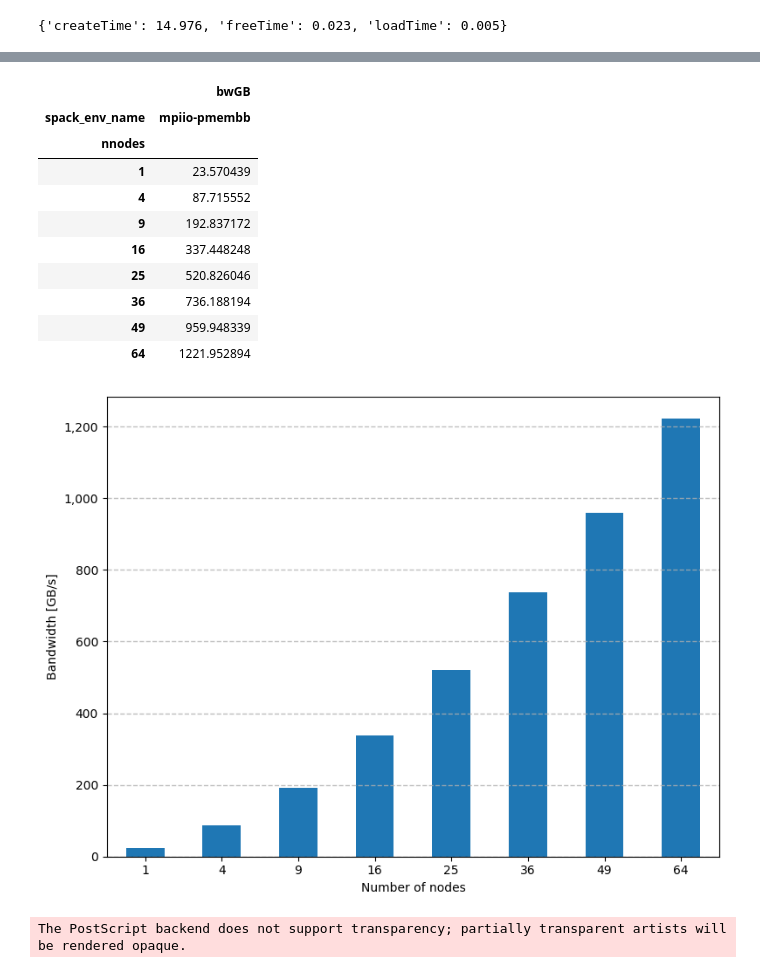
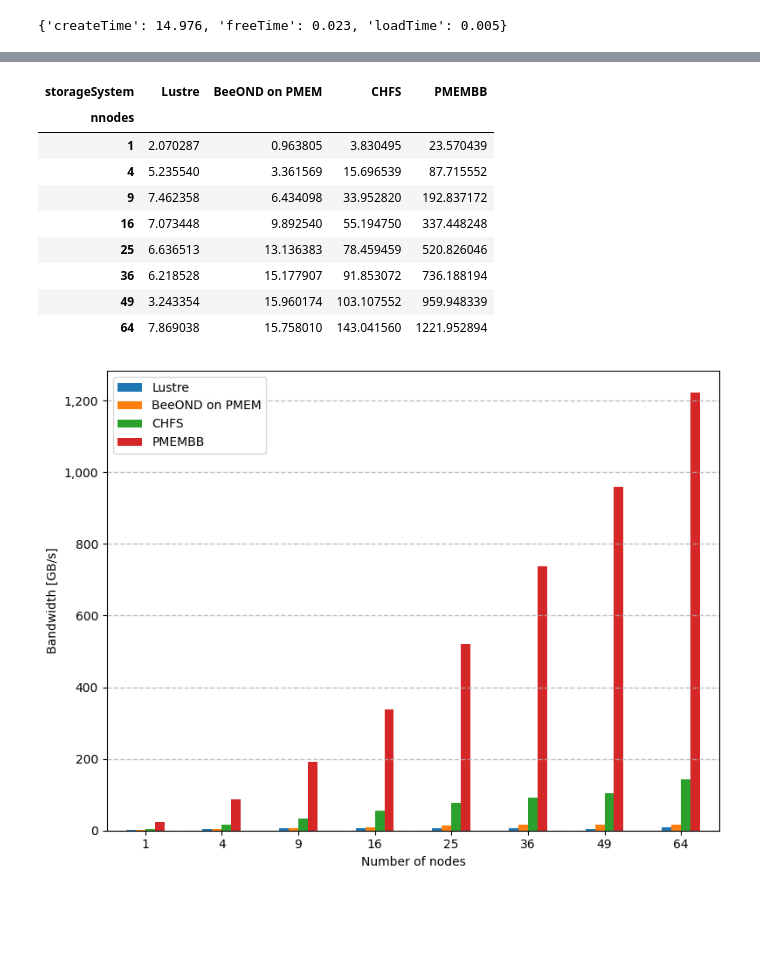
Before and after one commit to tsukuba-hpcs/mpiio-pmembb, a Jupyter notebook: src/rdbench/rdbench.ipynb, the cells around one changed output, grey strips where cells are left out. Saved outputs shown, nothing was run; the diff lists cells and outputs as text; code cells hidden in the pictures; blank space fills up the shorter version.

```diff
--- a/src/rdbench/rdbench.ipynb
+++ b/src/rdbench/rdbench.ipynb
@@ -27,9 +27,9 @@ BENCHMARK_NAME="rdbench"
 FIG_DIR = Path(f"../../fig/{BENCHMARK_NAME}").resolve()
 FIG_DIR.mkdir(parents=True, exist_ok=True)
 def save(fig, name):
-    for ext in ('png', 'eps'):
-        fig.savefig(FIG_DIR / f'{name}.{ext}', bbox_inches = 'tight')
-    # pass
+    # for ext in ('png', 'eps'):
+    #     fig.savefig(FIG_DIR / f'{name}.{ext}', bbox_inches = 'tight')
+    pass
 # %%
 re_hook_pmembb = re.compile(r"hook:pmembb:rpmbb_store_(create|free|save|load) ([0-9]+\.[0-9]+)")
 def df_extract_hook_pmembb_time(stderr_path: Path):
@@ -67,7 +67,11 @@ default_metadata={
 }
 
 job_group = (
-    ("rdbench-pmembb/2024.01.29-15.40.22-nosync", {}),
+    ("rdbench-pmembb/2024.01.29-15.40.22-nosync", {"storageSystem": "PMEMBB"}),
+    ("rdbench-beeond/2024.02.19-16.31.53-default", {}),
+    ("rdbench-lustre/2024.02.21-14.28.22-default", {}),
+    ("rdbench-chfs/2024.02.22-23.25.04-default", {}),
+    ("rdbench-chfs/2024.02.22-23.25.54-default", {}),
 )
 
 def job_dirs(job_group_dir: str):
@@ -211,13 +215,14 @@ pd.set_option('display.max_columns', None)
 # %%
 df = df_src
 same_setting_columns = [
-    "spack_env_name", "nnodes", "lustre_stripe_count"]
+    "storageSystem",
+    "spack_env_name",
+    "nnodes",
+    "ppn",
+    # "lustre_stripe_count",
+]
 same_setting_grouper = df.groupby(same_setting_columns)
 
-# pd.set_option('display.max_rows', None)
-# pd.set_option('display.max_columns', None)
-
-# display(same_setting_grouper.size())
 (
     same_setting_grouper
     .size()
@@ -235,13 +240,25 @@ df = (
     # })
     .reset_index()
     # .assign(bwGB=lambda x: x["bw"] * 2**20 / 10**9)
-    .query("lustre_stripe_count == 1")
-    .query("spack_env_name == 'mpiio-pmembb'")
+    # .query("lustre_stripe_count == 1")
+    # .query("spack_env_name == 'mpiio-pmembb'")
+    .query("spack_env_name != 'mpiio-pmembb-deferred-open'")
+    .query("storageSystem == 'CHFS' or ppn == 48")
+    # .query("not ('storageSystem' == 'Lustre' and 'ppn' != 48)")
 )
 
 display(df)
 
-df_plot = df.pivot(index="nnodes", columns=["spack_env_name"], values=["bwGB"])
+df_plot = df.pivot(index="nnodes", columns=["storageSystem", "ppn"], values=["bwGB"])
+df_plot.columns = df_plot.columns.get_level_values(1)
+df_plot = df_plot.loc[:, [
+    "Lustre",
+    "BeeOND",
+    "CHFS",
+    "PMEMBB",
+]].rename({
+    "BeeOND": "BeeOND on PMEM",
+}, axis=1)
 
 display(df_plot)
 
@@ -257,7 +274,7 @@ ax = df_plot.plot(
     xlabel="Number of nodes",
     ylabel="Bandwidth [GB/s]",
     # style=".-",
-    legend=False,
+    legend=True,
     rot=0,
 )
 
@@ -271,7 +288,7 @@ ax.yaxis.set_major_formatter(FuncFormatter(comma_formatter))
 
 # legend_title = ax.get_legend().get_title().get_text()
 # ax.legend(title=legend_title, bbox_to_anchor=(1.01, 1), loc='upper left', borderaxespad=0.)
-# ax.legend(title="Transfer size")
+ax.legend(title="")
 plt.tight_layout()
 
 fig.show()
@@ -290,13 +315,11 @@ save(fig, F"rdbench_write")
-|  | bwGB |
-| spack_env_name | mpiio-pmembb |
-| nnodes |  |
-| 1 | 23.570439 |
-| 4 | 87.715552 |
-| 9 | 192.837172 |
-| 16 | 337.448248 |
-| 25 | 520.826046 |
-| 36 | 736.188194 |
-| 49 | 959.948339 |
-| 64 | 1221.952894 |
+| storageSystem | Lustre | BeeOND on PMEM | CHFS | PMEMBB |
+| nnodes |  |  |  |  |
+| 1 | 2.070287 | 0.963805 | 3.830495 | 23.570439 |
+| 4 | 5.235540 | 3.361569 | 15.696539 | 87.715552 |
+| 9 | 7.462358 | 6.434098 | 33.952820 | 192.837172 |
+| 16 | 7.073448 | 9.892540 | 55.194750 | 337.448248 |
+| 25 | 6.636513 | 13.136383 | 78.459459 | 520.826046 |
+| 36 | 6.218528 | 15.177907 | 91.853072 | 736.188194 |
+| 49 | 3.243354 | 15.960174 | 103.107552 | 959.948339 |
+| 64 | 7.869038 | 15.758010 | 143.041560 | 1221.952894 |
-[figure, old version]
+[figure, new version]
-The PostScript backend does not support transparency; partially transparent artists will be rendered opaque.
```
Also changed, not shown: parts of 4 cells of this notebook, 7 other files.
